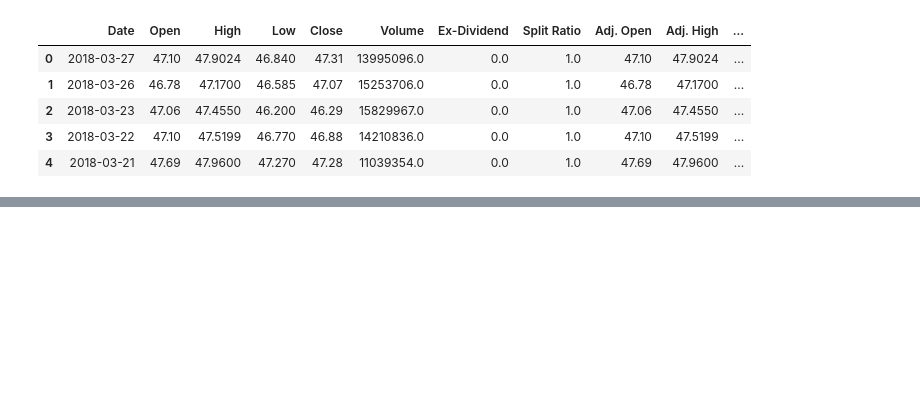
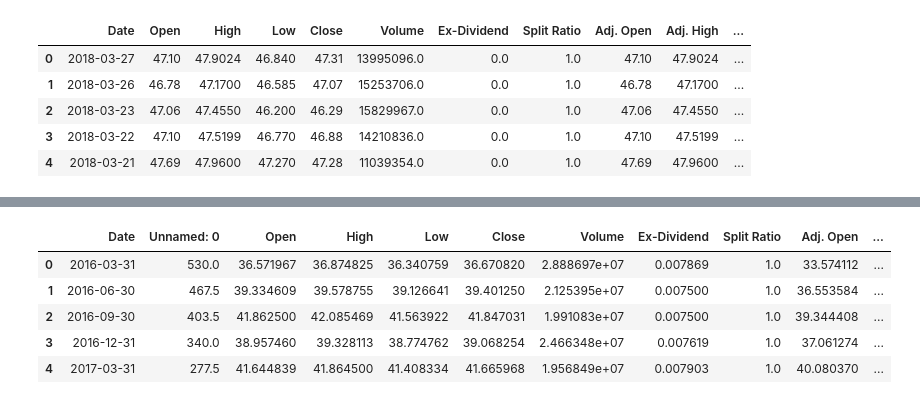
Before and after one commit to mssubaiti/Project1_Group1, a Jupyter notebook: Untitled.ipynb, the cells around one changed output, grey strips where cells are left out. Drawn from its saved outputs; the diff is of its cells as text; code cells hidden in the pictures; blank space fills up the shorter version.

```diff
--- a/Untitled.ipynb
+++ b/Untitled.ipynb
@@ -144 +149,28 @@ plt.show()
 [figure]
+# %%
+#quarters
+
+# Convert the date column to datetime format
+df['Date'] = pd.to_datetime(df['Date'])
+
+# Set the date column as the index
+df.set_index('Date', inplace=True)
+
+# Resample the data quarterly and calculate the mean price for each quarter
+df_quarterly = df.resample('Q').mean()
+
+# Select the data for the recent 5 years
+df_quarterly = df_quarterly.loc['2016-01-01':'2021-12-31']
+
+# Reset the index
+df_quarterly = df_quarterly.reset_index()
+
+# Display the first few rows of the DataFrame
+display(df_quarterly.head())
+# %% [output]
+|  | Date | Unnamed: 0 | Open | High | Low | Close | Volume | Ex-Dividend | Split Ratio | Adj. Open | ... |
+| 0 | 2016-03-31 | 530.0 | 36.571967 | 36.874825 | 36.340759 | 36.670820 | 2.888697e+07 | 0.007869 | 1.0 | 33.574112 | ... |
+| 1 | 2016-06-30 | 467.5 | 39.334609 | 39.578755 | 39.126641 | 39.401250 | 2.125395e+07 | 0.007500 | 1.0 | 36.553584 | ... |
+| 2 | 2016-09-30 | 403.5 | 41.862500 | 42.085469 | 41.563922 | 41.847031 | 1.991083e+07 | 0.007500 | 1.0 | 39.344408 | ... |
+| 3 | 2016-12-31 | 340.0 | 38.957460 | 39.328113 | 38.774762 | 39.068254 | 2.466348e+07 | 0.007619 | 1.0 | 37.061274 | ... |
+| 4 | 2017-03-31 | 277.5 | 41.644839 | 41.864500 | 41.408334 | 41.665968 | 1.956849e+07 | 0.007903 | 1.0 | 40.080370 | ... |
```
Also changed, not shown: parts of 11 cells of this notebook, 2 other files.
